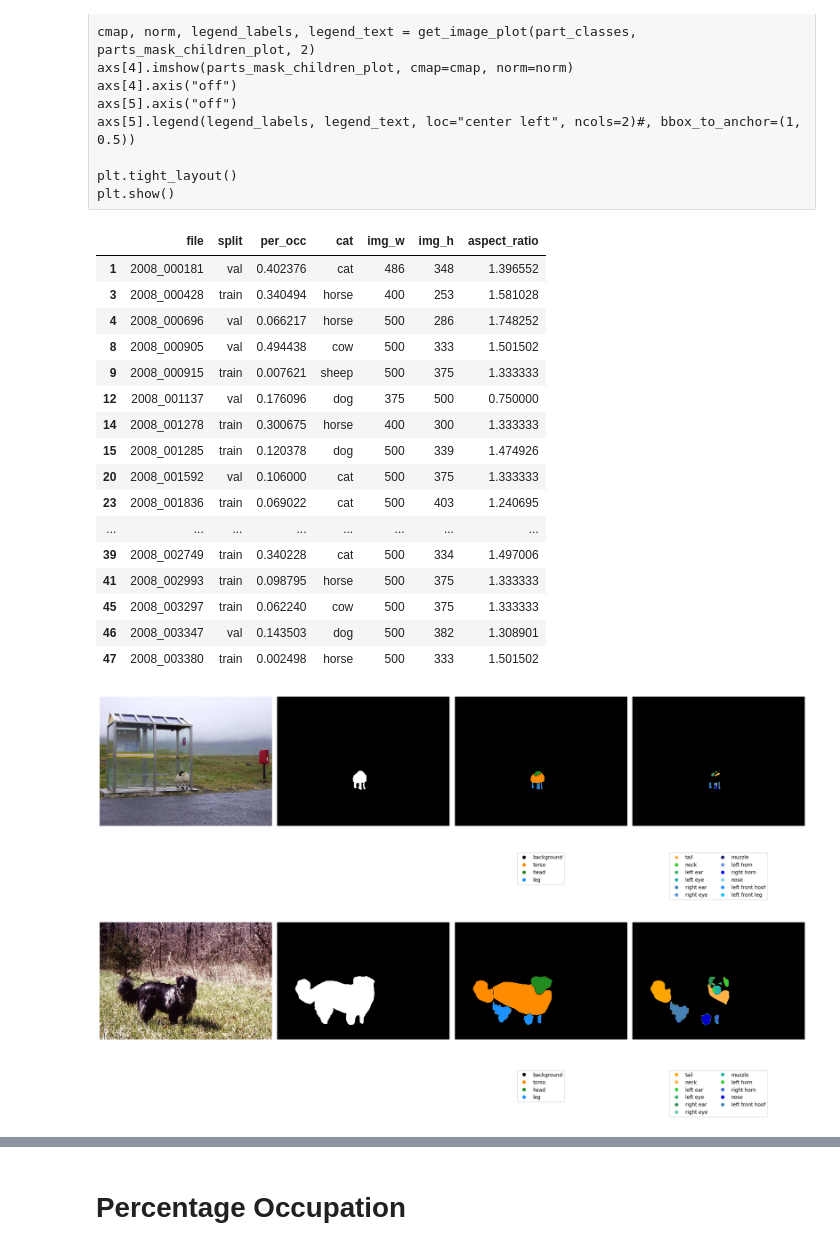
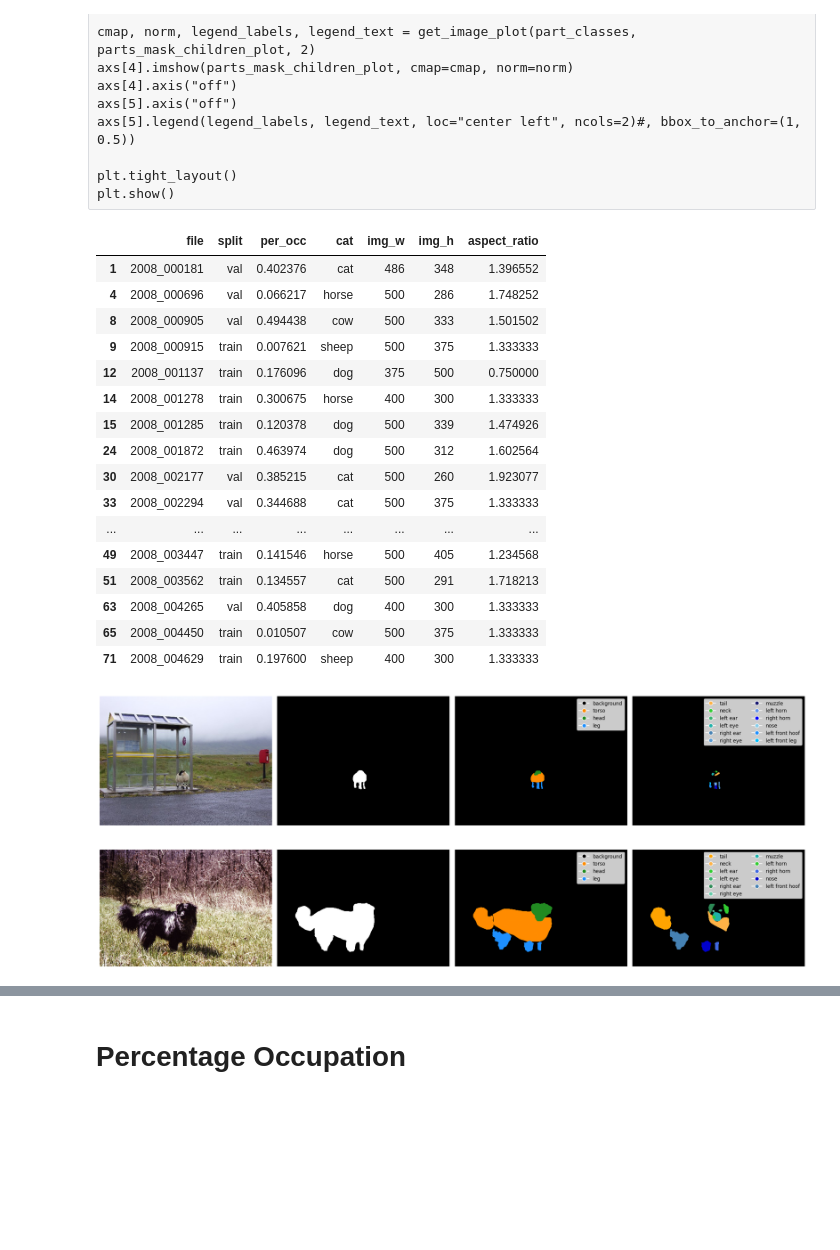
Before and after one commit to uleroboticsgroup/PyX-CNN, a Jupyter notebook: dataset_analysis.ipynb, the cells around one changed output, grey strips where cells are left out. Cells and saved outputs as stored; diff of their text form; code cells hidden in the pictures; blank space fills up the shorter version.

```diff
--- a/dataset_analysis.ipynb
+++ b/dataset_analysis.ipynb
@@ -63,7 +63,7 @@ part_classes = {
 # %%
 animals = ['sheep', 'dog', 'cow', 'cat', 'horse']
 counts = df['cat'].value_counts().to_dict()
-dict_animals = {animal: min(125, counts.get(animal, 0)) for animal in animals}
+dict_animals = {animal: min(85, counts.get(animal, 0)) for animal in animals}
 # %%
 np.unique(df['cat'].values,return_counts=True)
 # %% [output]
@@ -287,64 +282,60 @@ df.head(20)
 # %% [output]
 |  | file | split | per_occ | cat | img_w | img_h | aspect_ratio |
 | 1 | 2008_000181 | val | 0.402376 | cat | 486 | 348 | 1.396552 |
-| 3 | 2008_000428 | train | 0.340494 | horse | 400 | 253 | 1.581028 |
 | 4 | 2008_000696 | val | 0.066217 | horse | 500 | 286 | 1.748252 |
 | 8 | 2008_000905 | val | 0.494438 | cow | 500 | 333 | 1.501502 |
 | 9 | 2008_000915 | train | 0.007621 | sheep | 500 | 375 | 1.333333 |
-| 12 | 2008_001137 | val | 0.176096 | dog | 375 | 500 | 0.750000 |
+| 12 | 2008_001137 | train | 0.176096 | dog | 375 | 500 | 0.750000 |
 | 14 | 2008_001278 | train | 0.300675 | horse | 400 | 300 | 1.333333 |
 | 15 | 2008_001285 | train | 0.120378 | dog | 500 | 339 | 1.474926 |
-| 20 | 2008_001592 | val | 0.106000 | cat | 500 | 375 | 1.333333 |
-| 23 | 2008_001836 | train | 0.069022 | cat | 500 | 403 | 1.240695 |
+| 24 | 2008_001872 | train | 0.463974 | dog | 500 | 312 | 1.602564 |
+| 30 | 2008_002177 | val | 0.385215 | cat | 500 | 260 | 1.923077 |
+| 33 | 2008_002294 | val | 0.344688 | cat | 500 | 375 | 1.333333 |
 | ... | ... | ... | ... | ... | ... | ... | ... |
-| 39 | 2008_002749 | train | 0.340228 | cat | 500 | 334 | 1.497006 |
-| 41 | 2008_002993 | train | 0.098795 | horse | 500 | 375 | 1.333333 |
-| 45 | 2008_003297 | train | 0.062240 | cow | 500 | 375 | 1.333333 |
-| 46 | 2008_003347 | val | 0.143503 | dog | 500 | 382 | 1.308901 |
-| 47 | 2008_003380 | train | 0.002498 | horse | 500 | 333 | 1.501502 |
+| 49 | 2008_003447 | train | 0.141546 | horse | 500 | 405 | 1.234568 |
+| 51 | 2008_003562 | train | 0.134557 | cat | 500 | 291 | 1.718213 |
+| 63 | 2008_004265 | val | 0.405858 | dog | 400 | 300 | 1.333333 |
+| 65 | 2008_004450 | train | 0.010507 | cow | 500 | 375 | 1.333333 |
+| 71 | 2008_004629 | train | 0.197600 | sheep | 400 | 300 | 1.333333 |
 # %%
 f_name = df.loc[9,'file']
 img = cv2.cvtColor(cv2.imread(os.path.join(IMG_PATH_data,f_name+'.jpg')), cv2.COLOR_BGR2RGB)
 resized_img = cv2.resize(img, final_shape, interpolation=cv2.INTER_LINEAR)
 
 mat_file = loadmat(ANN_PATH_data+f_name+'.mat')
 anotations = mat_file['anno'][0][0][1][0][0]
 category = anotations[0][0]
 mask = anotations[2]
 parts = anotations[3][0]
 parts_mask, parts_mask_parents_plot, parts_mask_children_plot = get_masks(parts, mask)
 resized_mask = cv2.resize(mask, final_shape, interpolation=cv2.INTER_LINEAR)
 resized_parts_mask = cv2.resize(parts_mask, final_shape, interpolation=cv2.INTER_LINEAR)
 resized_parts_mask_parents_plot = cv2.resize(parts_mask_parents_plot, final_shape, interpolation=cv2.INTER_LINEAR)
 resized_parts_mask_children_plot = cv2.resize(parts_mask_children_plot, final_shape, interpolation=cv2.INTER_LINEAR)
 
-fig, axs = plt.subplots(2,4, figsize=(20, 8),gridspec_kw={'height_ratios': [1,0.2]})
-axs[0][0].imshow(img)
-axs[0][0].axis("off")
-axs[1][0].axis("off")
+fig, axs = plt.subplots(1,4, figsize=(20, 4))#,gridspec_kw={'height_ratios': [1,0.2]})
+axs[0].imshow(img)
+axs[0].axis("off")
 #axs[1].imshow(resized_img)
-axs[0][1].imshow(mask, cmap='gray')
-axs[0][1].axis("off")
-axs[1][1].axis("off")
+axs[1].imshow(mask, cmap='gray')
+axs[1].axis("off")
 #axs[3].imshow(parts_mask, cmap='gray')
 
 cmap, norm, legend_labels, legend_text = get_image_plot(part_classes, parts_mask_parents_plot, 1)
-axs[0][2].imshow(parts_mask_parents_plot, cmap=cmap, norm=norm)
-axs[0][2].axis("off")
-axs[1][2].axis("off")
-axs[1][2].legend(legend_labels, legend_text, loc="upper center")#, bbox_to_anchor=(1, 0.5))
+axs[2].imshow(parts_mask_parents_plot, cmap=cmap, norm=norm)
+axs[2].axis("off")
+axs[2].legend(legend_labels, legend_text, loc="upper right")#, bbox_to_anchor=(1, 0.5))
 
 cmap, norm, legend_labels, legend_text = get_image_plot(part_classes, parts_mask_children_plot, 2)
-axs[0][3].imshow(parts_mask_children_plot, cmap=cmap, norm=norm)
-axs[0][3].axis("off")
-axs[1][3].axis("off")
-axs[1][3].legend(legend_labels, legend_text, loc="upper center", ncols=2)#, bbox_to_anchor=(1, 0.5))
+axs[3].imshow(parts_mask_children_plot, cmap=cmap, norm=norm)
+axs[3].axis("off")
+axs[3].legend(legend_labels, legend_text, loc="upper right", ncols=2)#, bbox_to_anchor=(1, 0.5))
 
 plt.tight_layout()
 plt.savefig('images/parts_sample_cow.png')
 plt.show()
 # %% [output]
-[figure, old version]
+[figure, new version]
 # %%
 f_name = df.loc[15,'file']
 img = cv2.cvtColor(cv2.imread(os.path.join(IMG_PATH_data,f_name+'.jpg')), cv2.COLOR_BGR2RGB)
@@ -361,33 +352,29 @@ resized_parts_mask = cv2.resize(parts_mask, final_shape, interpolation=cv2.INTER
 resized_parts_mask_parents_plot = cv2.resize(parts_mask_parents_plot, final_shape, interpolation=cv2.INTER_LINEAR)
 resized_parts_mask_children_plot = cv2.resize(parts_mask_children_plot, final_shape, interpolation=cv2.INTER_LINEAR)
 
-fig, axs = plt.subplots(2,4, figsize=(20, 8),gridspec_kw={'height_ratios': [1,0.2]})
-axs[0][0].imshow(img)
-axs[0][0].axis("off")
-axs[1][0].axis("off")
+fig, axs = plt.subplots(1,4, figsize=(20, 4))#,gridspec_kw={'height_ratios': [1,0.2]})
+axs[0].imshow(img)
+axs[0].axis("off")
 #axs[1].imshow(resized_img)
-axs[0][1].imshow(mask, cmap='gray')
-axs[0][1].axis("off")
-axs[1][1].axis("off")
+axs[1].imshow(mask, cmap='gray')
+axs[1].axis("off")
 #axs[3].imshow(parts_mask, cmap='gray')
 
 cmap, norm, legend_labels, legend_text = get_image_plot(part_classes, parts_mask_parents_plot, 1)
-axs[0][2].imshow(parts_mask_parents_plot, cmap=cmap, norm=norm)
-axs[0][2].axis("off")
-axs[1][2].axis("off")
-axs[1][2].legend(legend_labels, legend_text, loc="upper center")#, bbox_to_anchor=(1, 0.5))
+axs[2].imshow(parts_mask_parents_plot, cmap=cmap, norm=norm)
+axs[2].axis("off")
+axs[2].legend(legend_labels, legend_text, loc="upper right")#, bbox_to_anchor=(1, 0.5))
 
 cmap, norm, legend_labels, legend_text = get_image_plot(part_classes, parts_mask_children_plot, 2)
-axs[0][3].imshow(parts_mask_children_plot, cmap=cmap, norm=norm)
-axs[0][3].axis("off")
-axs[1][3].axis("off")
-axs[1][3].legend(legend_labels, legend_text, loc="upper center", ncols=2)#, bbox_to_anchor=(1, 0.5))
+axs[3].imshow(parts_mask_children_plot, cmap=cmap, norm=norm)
+axs[3].axis("off")
+axs[3].legend(legend_labels, legend_text, loc="upper right", ncols=2)#, bbox_to_anchor=(1, 0.5))
 
 plt.tight_layout()
 plt.savefig('images/parts_sample_horse.png')
 plt.show()
 # %% [output]
-[figure, old version]
+[figure, new version]
 # %%
 if not os.path.isdir(IMG_RESIZE_PATH_data):
     os.mkdir(IMG_RESIZE_PATH_data)
```
Also changed, not shown: parts of 6 cells of this notebook, 35 other files.
